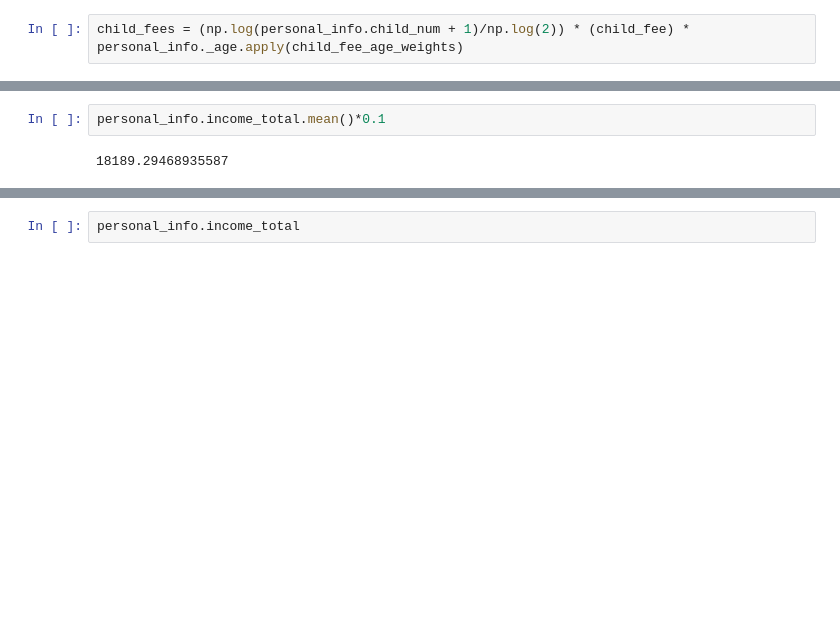
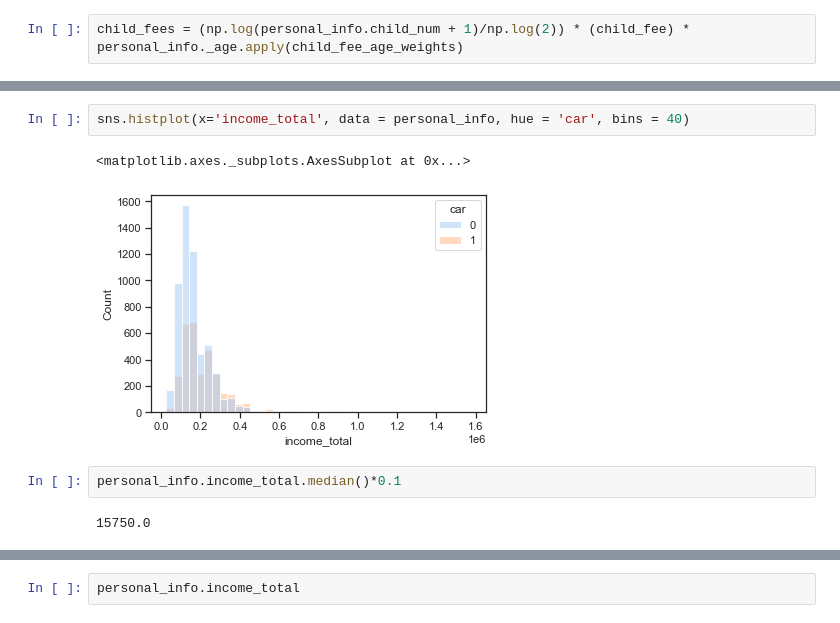
Before and after one commit to Gangtaro/data_science_repository, a Jupyter notebook: COMPETETION_LOG/DACON_210405_credit/dacon_credit_project.ipynb, the cells around one changed output, grey strips where cells are left out. Drawn from its saved outputs; the diff is of its cells as text; blank space fills up the shorter version.

```diff
--- a/COMPETETION_LOG/DACON_210405_credit/dacon_credit_project.ipynb
+++ b/COMPETETION_LOG/DACON_210405_credit/dacon_credit_project.ipynb
@@ -793,4 +811,9 @@ def car_weight(x):
+# %%
+sns.histplot(x='income_total', data = personal_info, hue = 'car', bins = 40)
+# %% [output]
+<matplotlib.axes._subplots.AxesSubplot at 0x...>
+[figure, added]
 # %%
-personal_info.income_total.mean()*0.1
+personal_info.income_total.median()*0.1
 # %% [output]
-18189.29468935587
+15750.0
```
Also changed, not shown: parts of 6 cells of this notebook, 3 other files.
